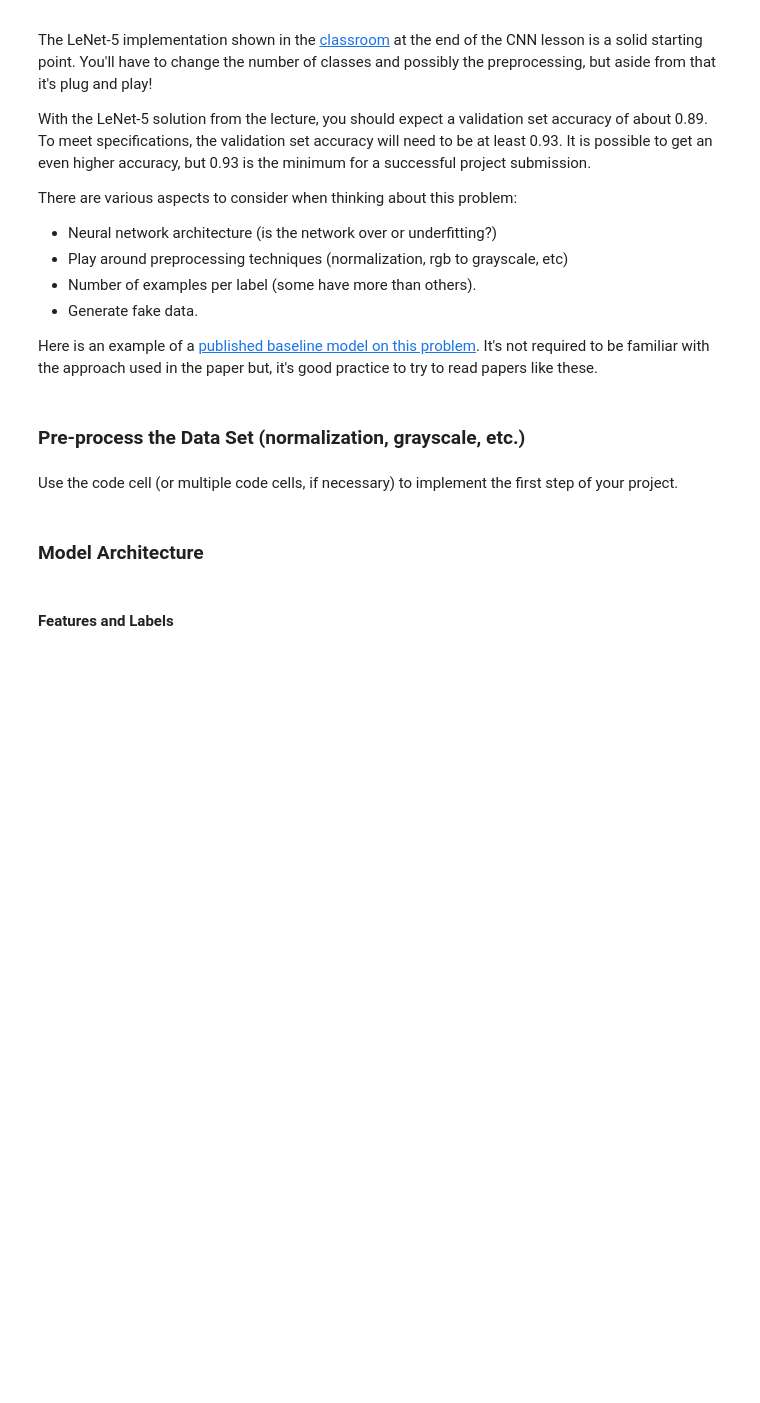
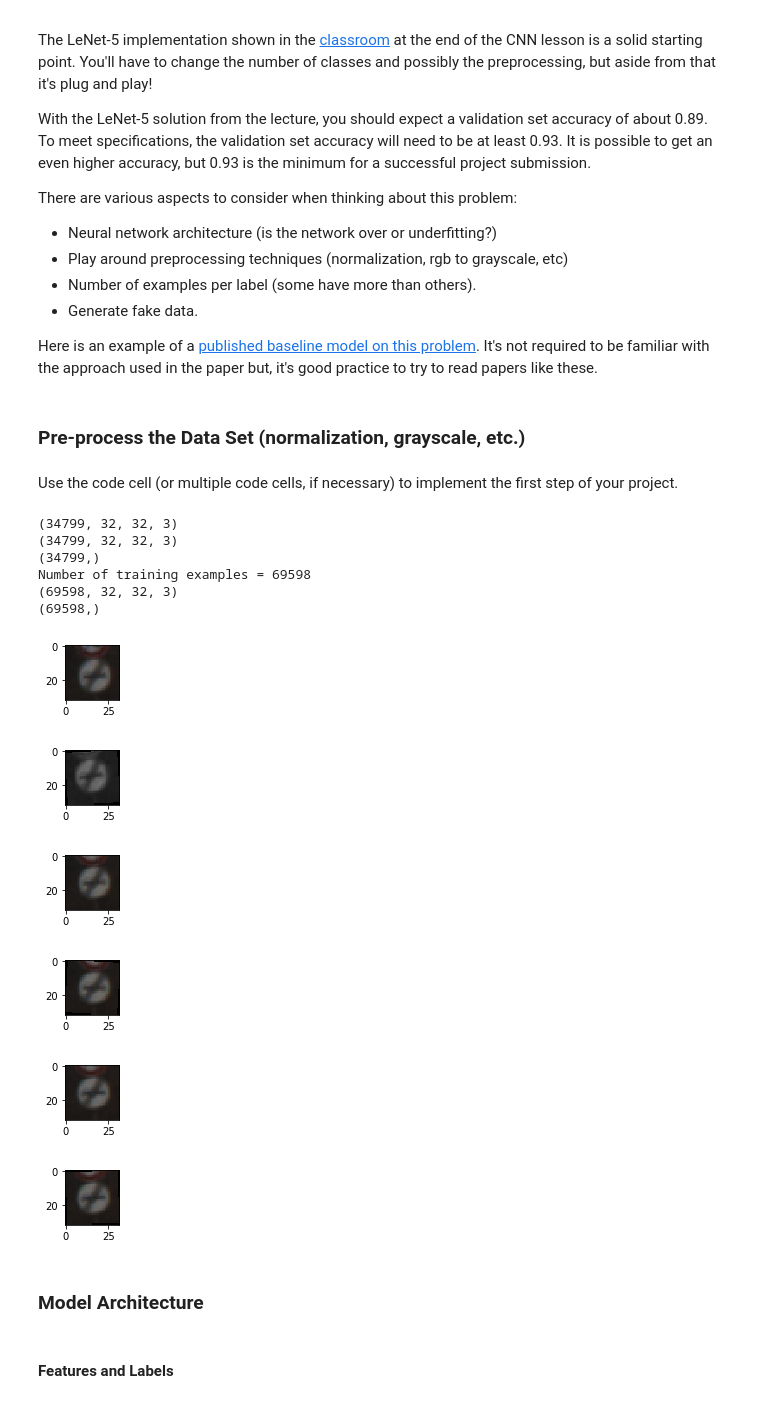
Before and after one commit to Mn0491/Udacity__CarND-TrafficSignClassifier-P2, a Jupyter notebook: Traffic_Sign_Classifier.ipynb, the cells around one changed output. Cells and saved outputs as stored; diff of their text form; code cells hidden in the pictures; blank space fills up the shorter version.

```diff
--- a/Traffic_Sign_Classifier.ipynb
+++ b/Traffic_Sign_Classifier.ipynb
@@ -155,2 +147,79 @@ X_train, y_train = shuffle(X_train, y_train)
+# %%
+### Preprocess the data here. Preprocessing steps could include normalization, converting to grayscale, etc.
+### Feel free to use as many code cells as needed.
+
+import numpy as np
+from scipy.ndimage.interpolation import rotate, shift, zoom
+from sklearn.utils import shuffle
+
+print(X_train.shape)
+
+# Data augmentation.
+def data_augmentation(X_train, y_train):
+    def _rotate(x, height, width):
+        angle = random.randint(-15, 15)
+        return rotate(x, angle, reshape=False)
+
+    def _shift(x, height, width):
+        s = np.random.randint(-3,3,3)
+        return shift(x, s, order=3, mode='nearest')
+
+    def _rotate_and_shift(x, height, width):
+        return _rotate(_shift(x, height, width), height, width)
+
+    distortion_fcts = (_rotate, _shift, _rotate_and_shift)
+
+    new_imgs = []
+    labels = []
+    height, width, ch = X_train[0].shape
+
+    count = 0
+
+    for x, y in zip(X_train, y_train):
+        index = random.randint(0, len(distortion_fcts)-1)
+        distortion_fct = distortion_fcts[index]
+
+        new_img = distortion_fct(x, height, width)
+        new_imgs.append(new_img)
+        labels.append(y)
+
+        if count <= 2:
+            plt.figure(figsize=(1,1))
+            plt.imshow(x, cmap="gray")
+            plt.figure(figsize=(1,1))
+            plt.imshow(new_img, cmap="gray")
+
+        count += 1
+
+    new_imgs = np.array(new_imgs)
+    labels = np.array(labels)
+
+    print(new_imgs.shape)
+    print(labels.shape)
+
+    return new_imgs, labels
+
+X_train_mod, y_train_mod = data_augmentation(X_train, y_train)
+X_train = np.concatenate((X_train, X_train_mod))
+y_train = np.concatenate((y_train, y_train_mod))
+
+X_train, y_train = shuffle(X_train, y_train)
+
+print("Number of training examples =", len(X_train))
+print(X_train.shape)
+print(y_train.shape)
+# %% [output]
+(34799, 32, 32, 3)
+(34799, 32, 32, 3)
+(34799,)
+Number of training examples = 69598
+(69598, 32, 32, 3)
+(69598,)
+[figure, added]
+[figure, added]
+[figure, added]
+[figure, added]
+[figure, added]
+[figure, added]
 # %% [markdown]
 ### Model Architecture
```
Also changed, not shown: parts of 10 cells of this notebook, 1 other file.
